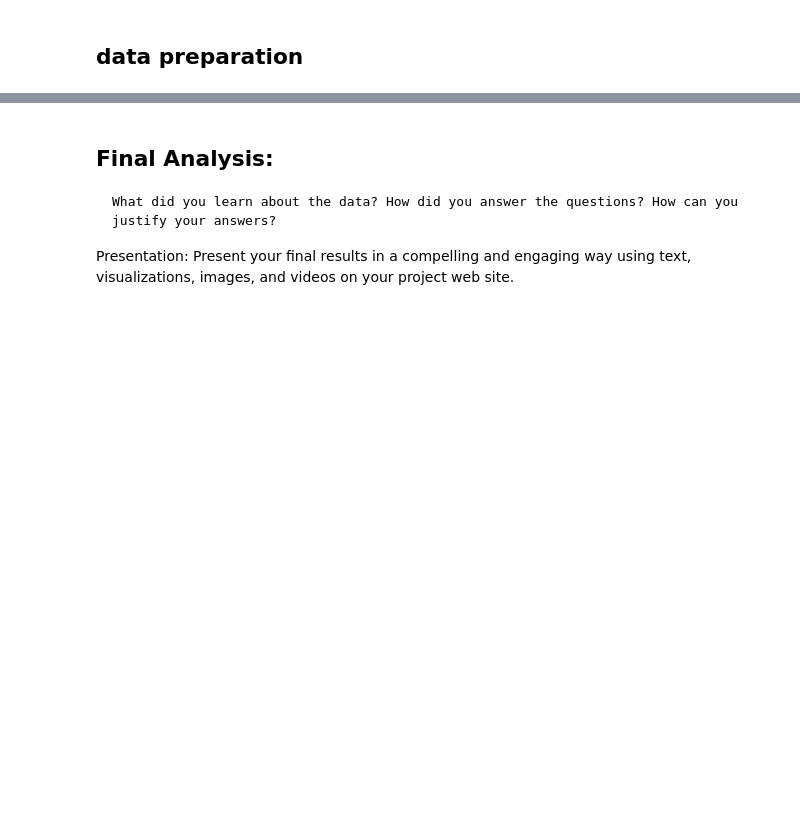
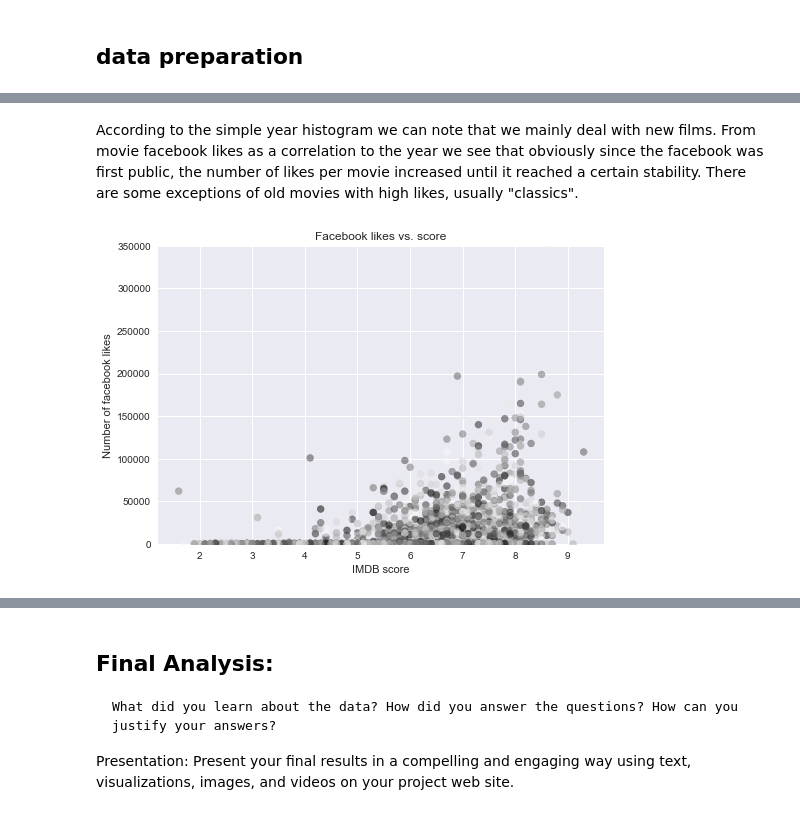
Before and after one commit to miriost/IMDB_project, a Jupyter notebook: IMDB project notebook.ipynb, the cells around one changed output, grey strips where cells are left out. Saved outputs shown, nothing was run; the diff lists cells and outputs as text; code cells hidden in the pictures; blank space fills up the shorter version.

```diff
--- a/IMDB project notebook.ipynb
+++ b/IMDB project notebook.ipynb
@@ -19,0 +157,9 @@ What visualizations did you use to look at your data in different ways? What are
+# %% [markdown]
+According to the simple year histogram we can note that we mainly deal with new films.
+From movie facebook likes as a correlation to the year we see that obviously since the facebook was first public, the
+number of likes per movie increased until it reached a certain stability.
+There are some exceptions of old movies with high likes, usually "classics".
+# %%
+eda.facebook_likes_to_score(df)
+# %% [output]
+[figure, added]
```
Also changed, not shown: parts of 19 cells of this notebook, 2 other files.
